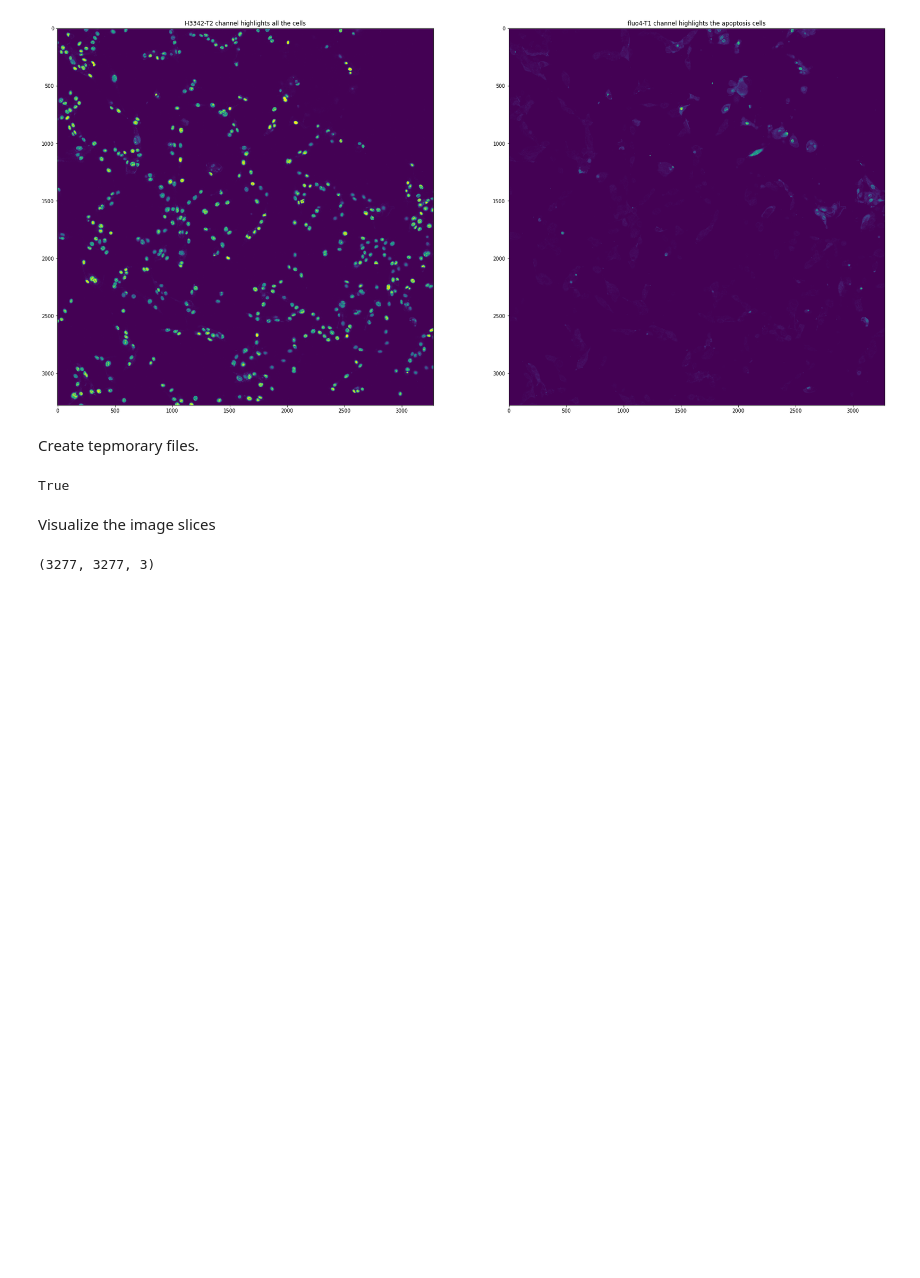
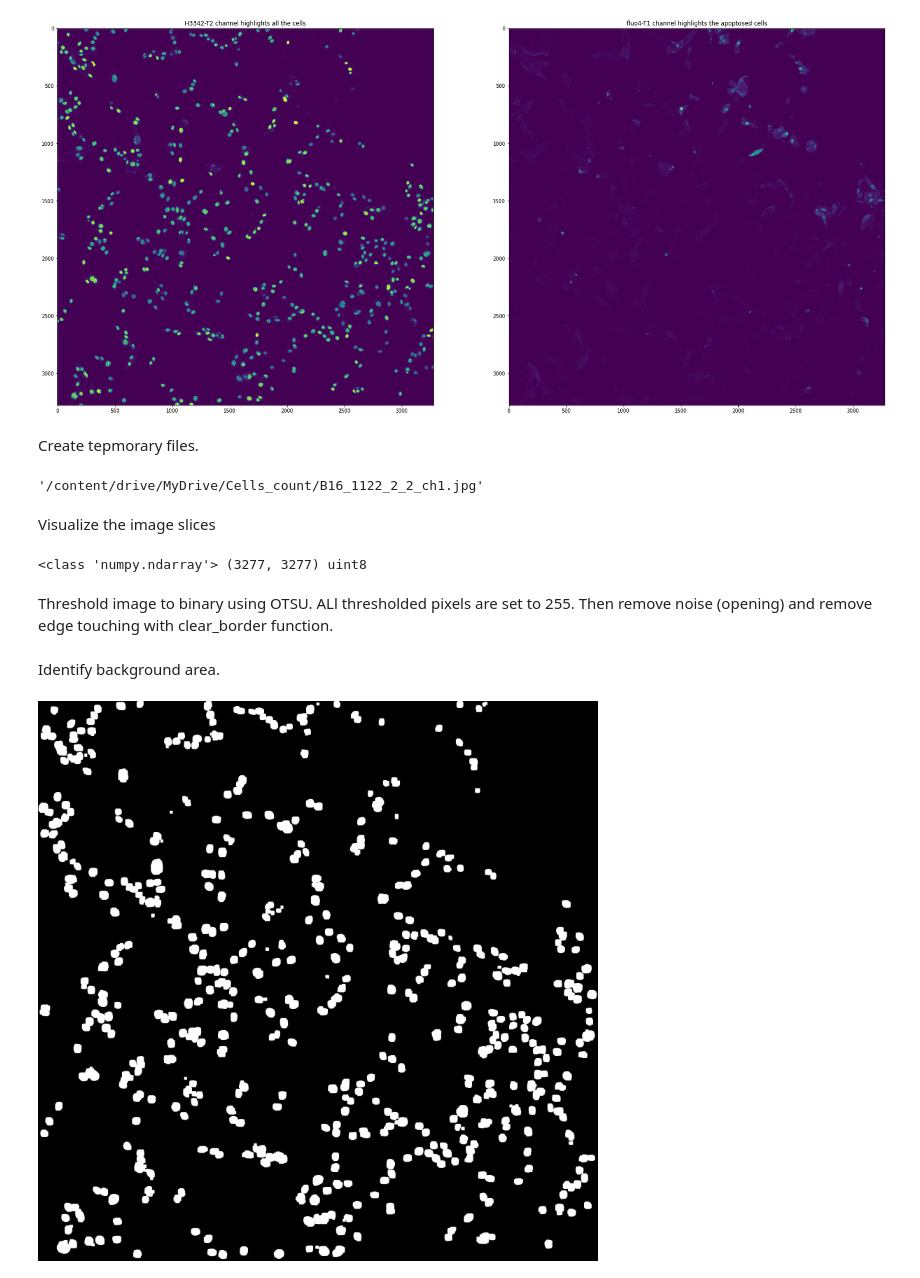
Before and after one commit to avkornaev/Python-for-image-processing-course, a Jupyter notebook: Cells_counter_v3.ipynb, the cells around one changed output. Drawn from its saved outputs; the diff is of its cells as text; code cells hidden in the pictures; blank space fills up the shorter version.

```diff
--- a/Cells_counter_v3.ipynb
+++ b/Cells_counter_v3.ipynb
@@ -95,7 +92,8 @@ img_path_temp0 = img_path + img_title[0:-4] + '_ch0.jpg' # path 0
 img_path_temp1 = img_path + img_title[0:-4] + '_ch1.jpg' # path 1
 cv2.imwrite(img_path_temp0, img0) # save img0 in tiff file (temporary file)
 cv2.imwrite(img_path_temp1, img1) # save img1 in tiff file (temporary file)
+img_path_temp1
 # %% [output]
-True
+'/content/drive/MyDrive/Cells_count/B16_1122_2_2_ch1.jpg'
 # %% [markdown]
 Visualize the image slices
@@ -106,12 +100,25 @@ cv2.waitKey(0)
+# %%
+img1gray = cv2.imread(img_path_temp1,cv2.IMREAD_GRAYSCALE)
+#cv2_imshow(img1temp)
+print(type(img1gray),img1gray.shape,img1gray.dtype)
+# %% [output]
+<class 'numpy.ndarray'> (3277, 3277) uint8
+# %% [markdown]
+Threshold image to binary using OTSU. ALl thresholded pixels are set to 255. Then remove noise (opening) and remove edge touching with clear_border function.
 # %%
-#img3 = image.img_to_array(img3, dtype='uint8')
-img3 = cv2.cvtColor(img3,cv2.COLOR_BGR2GRAY)
-ret1, thresh = cv2.threshold(img3, 0, 255, cv2.THRESH_BINARY+cv2.THRESH_OTSU)
+ret1, thresh1 = cv2.threshold(img1gray, 0, 255, cv2.THRESH_BINARY+cv2.THRESH_OTSU)
+opening1 = cv2.morphologyEx(thresh1,cv2.MORPH_OPEN,kernel, iterations = numberOfIter)
+opening1 = clear_border(opening1)
+#cv2_imshow(opening1)
 #opening = cv2.morphologyEx(thresh,cv2.MORPH_OPEN,kernel, iterations=1)
-
 #cv2.imshow('Opening Image', thresh)
-# %% [output]
-(3277, 3277, 3)
+# %% [markdown]
+Identify background area.
+# %%
+sure_bg1 = cv2.dilate(opening1,kernel,iterations=numberOfIter)
+cv2_imshow(sure_bg1)
+# %% [output]
+[figure, added]
 # %%
 #img4 = cv2.imread('/content/drive/MyDrive/Cells_count/B16_1122_2_2.czi')
 #img_RGB = cv2.cvtColor(img3, cv2.COLOR_BGR2RGB)
```
Also changed, not shown: parts of 7 cells of this notebook.
